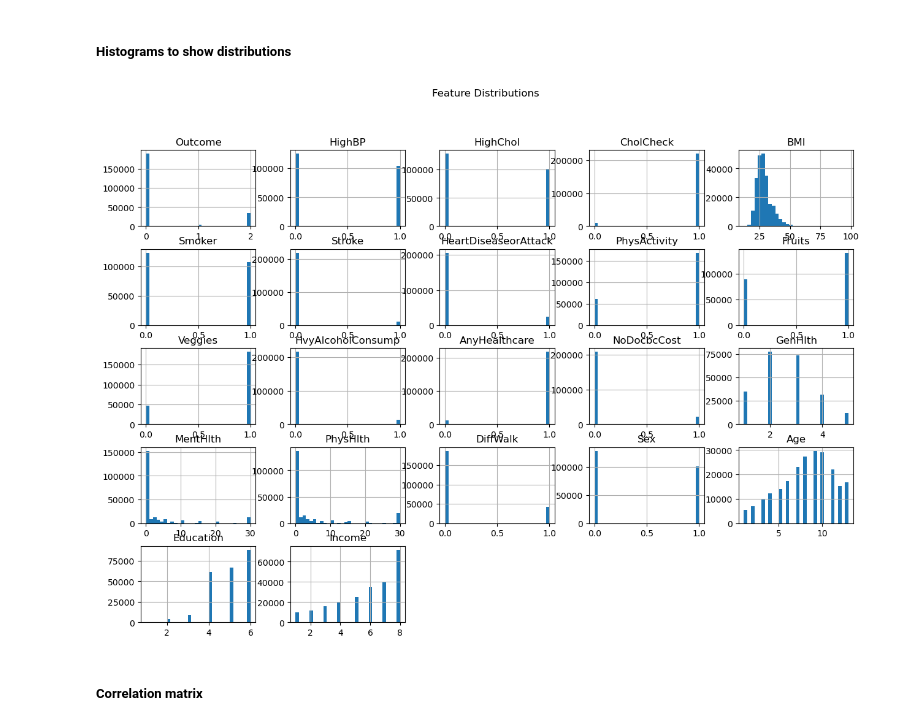
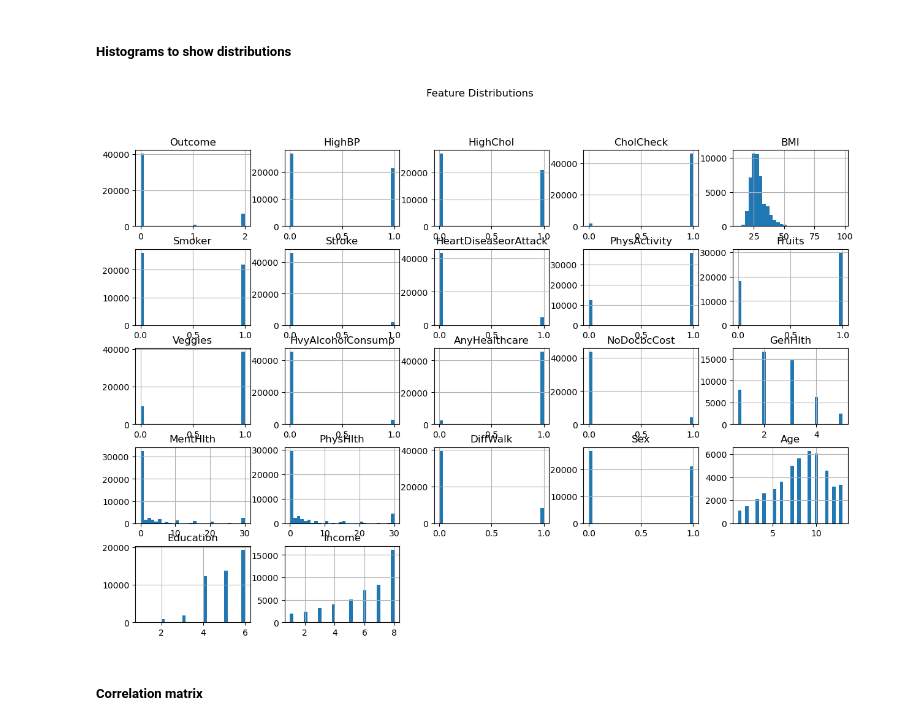
Before and after one commit to Placidus-Ali/intermediate_projects, a Jupyter notebook: 3MTT_Projects/hackathon/hackathon.ipynb, the cells around one changed output. Drawn from its saved outputs; the diff is of its cells as text; code cells hidden in the pictures.

```diff
--- a/3MTT_Projects/hackathon/hackathon.ipynb
+++ b/3MTT_Projects/hackathon/hackathon.ipynb
@@ -55,2 +63,5 @@ df = pd.read_csv('diabetes.csv')
+# %%
+# loading the new dataset
+df1 = pd.read_csv('sampled_diabetes.csv')
 # %%
 # checking the head
@@ -116,7 +127,7 @@ Index(['Diabetes_012', 'HighBP', 'HighChol', 'CholCheck', 'BMI', 'Smoker',
       dtype='object')
 # %%
 # Renaming column
-df.rename(columns={'Diabetes_012': 'Outcome'},
+df1.rename(columns={'Diabetes_012': 'Outcome'},
           inplace=True, errors='raise')
 # %%
 #  Checking the statistical summary for numerical columns
@@ -186,5 +197,5 @@ We have about 23,899 duplicate rows. Hence we will remove them
 # %%
 # Removing duplicate rows
-df = df.drop_duplicates()
+df1 = df1.drop_duplicates()
 # %%
 # Reconfirming if we still have duplicate rows
@@ -203,12 +214,12 @@ After removing the duplicate rows, we now have 229,781 rows and 21 columns
 # %% [markdown]
 ##### Histograms to show distributions
 # %%
-df.hist(bins=30, figsize=(15, 10))
+df1.hist(bins=30, figsize=(15, 10))
 plt.suptitle('Feature Distributions')
 plt.savefig("Feature Distribution.png", dpi=300, bbox_inches='tight') # Save the plot
 plt.show()
 # %% [output]
-[figure, old version]
+[figure, new version]
 # %% [markdown]
 ##### Correlation matrix
 # %%
```
Also changed, not shown: parts of 31 cells of this notebook, 7 other files.
